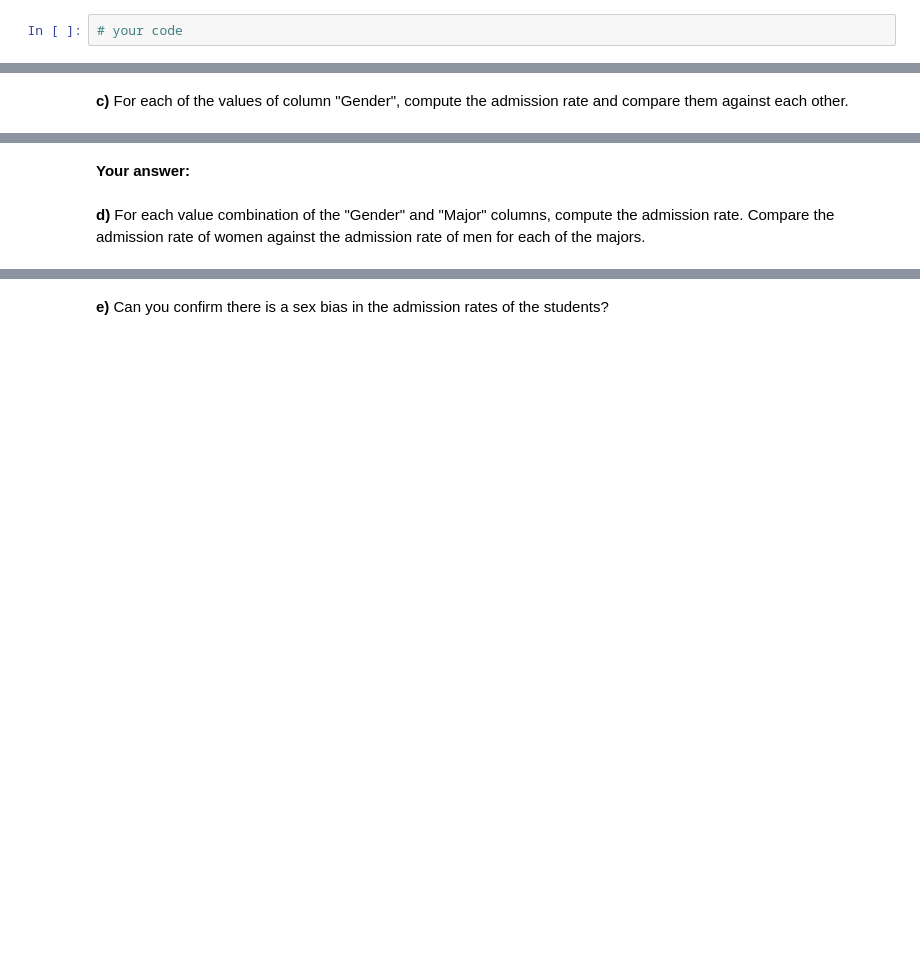
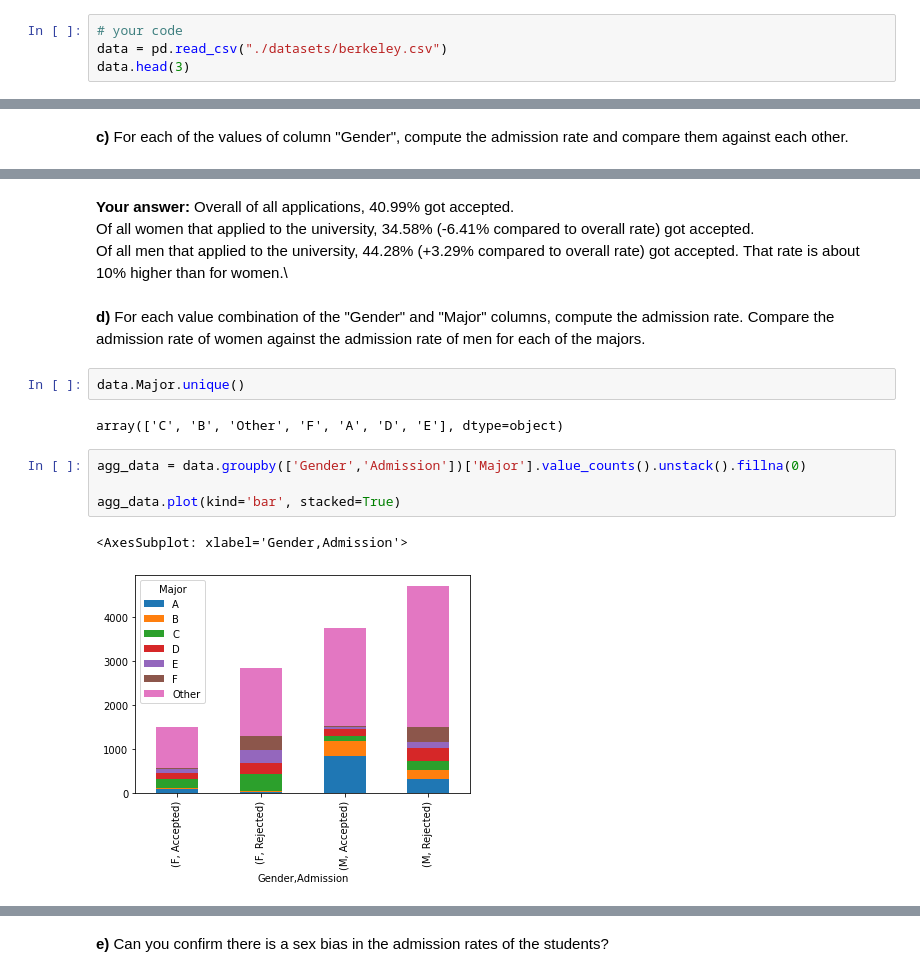
Before and after one commit to drtghosh/intro-to-data-science-assignment, a Jupyter notebook: assignment2.ipynb, the cells around one changed output, grey strips where cells are left out. Saved outputs shown, nothing was run; the diff lists cells and outputs as text; blank space fills up the shorter version.

```diff
--- a/assignment2.ipynb
+++ b/assignment2.ipynb
@@ -1097,3 +1102,5 @@ Admission: string ➜ Admission decision (either Rejected or Accepted)
 Upload the data from the `berkeley.csv` file and load it into a dataframe named `data`. Display the first few lines from the dataframe.
 # %%
 # your code
+data = pd.read_csv("./datasets/berkeley.csv")
+data.head(3)
@@ -1108,6 +1141,19 @@ Upload the data from the `berkeley.csv` file and load it into a dataframe named
 # %% [markdown]
-**Your answer:**
+**Your answer:** Overall of all applications, 40.99% got accepted.\
+Of all women that applied to the university, 34.58% (-6.41% compared to overall rate) got accepted.\
+Of all men that applied to the university, 44.28% (+3.29% compared to overall rate)  got accepted. That rate is about 10% higher than for women.\
 # %% [markdown]
 **d)** For each value combination of the "Gender" and "Major" columns, compute the admission rate. Compare the admission rate of women against the admission rate of men for each of the majors.
+# %%
+data.Major.unique()
+# %% [output]
+array(['C', 'B', 'Other', 'F', 'A', 'D', 'E'], dtype=object)
+# %%
+agg_data = data.groupby(['Gender','Admission'])['Major'].value_counts().unstack().fillna(0)
+
+agg_data.plot(kind='bar', stacked=True)
+# %% [output]
+<AxesSubplot: xlabel='Gender,Admission'>
+[figure, added]
 # %%
 # your code
```
Also changed, not shown: parts of 11 cells of this notebook.
